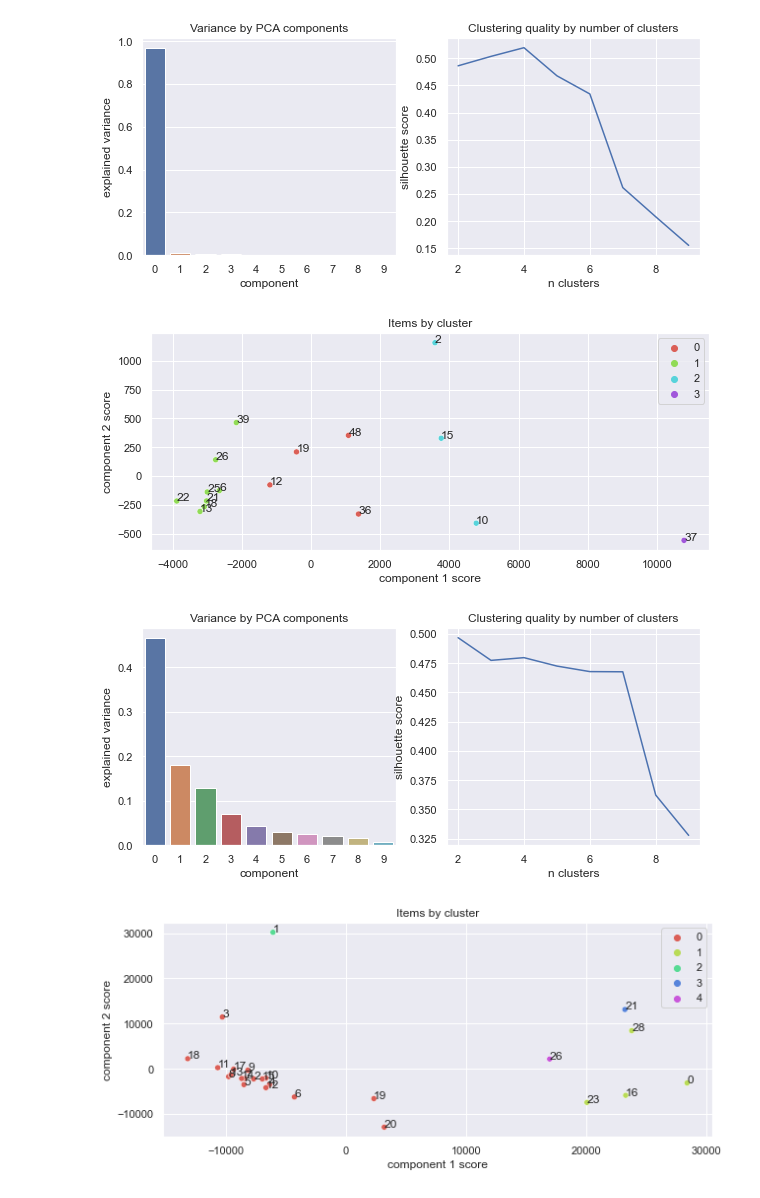
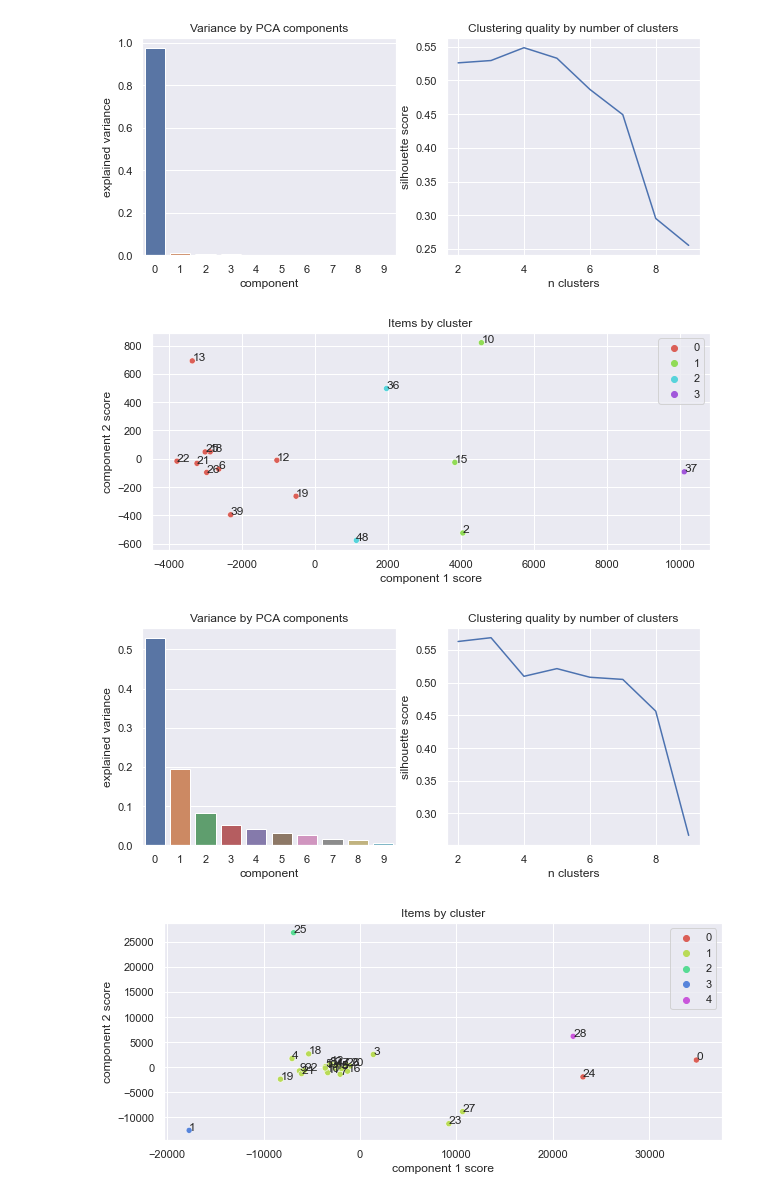
Before and after one commit to GallonShih/Projects, a Jupyter notebook: SideProject/07_E_SUN_2021_Winter_AI/workflow.ipynb, the cells around one changed output. Cells and saved outputs as stored; diff of their text form; code cells hidden in the pictures.

```diff
--- a/SideProject/07_E_SUN_2021_Winter_AI/workflow.ipynb
+++ b/SideProject/07_E_SUN_2021_Winter_AI/workflow.ipynb
@@ -4,7 +4,7 @@ from feature_engineer import FeatureEngineering
 # %%
-data = DataRestructuring(df_train_path=r'D:\Gallon\Project\07_E_SUN_2021_Winter_AI\data\tbrain_cc_training_48tags_hash_final.csv',
-                    df_test_path=r'D:\Gallon\Project\07_E_SUN_2021_Winter_AI\data\需預測的顧客名單及提交檔案範例.csv',
+data = restructure_data.DataRestructuring(df_train_path=r'D:\Gallon\Project\07_E_SUN_2021_Winter_AI\data\tbrain_cc_training_48tags_hash_final.csv',
+                         df_test_path=r'D:\Gallon\Project\07_E_SUN_2021_Winter_AI\data\需預測的顧客名單及提交檔案範例.csv',
                     start_index=0,
-                    number=1000)
+                    number=10000)
 data.execute()
 # %% [output]
@@ -25,4 +30,4 @@ Decreased by 59.6%
 # %%
-fe = FeatureEngineering(matrix=data.matrix)
+fe = feature_engineer.FeatureEngineering(matrix=data.matrix)
 fe.execute()
 # %% [output]
@@ -54,6 +71,6 @@ Creating feature "age_gender_code_shop_tag_txn_amt_mean_ewm_hl_1"
-[figure, old version]
+[figure, new version]
-[figure, old version]
+[figure, new version]
-[figure, old version]
+[figure, new version]
-[figure, old version]
+[figure, new version]
 # %%
 matrix = fe.matrix.copy()
```
Also changed, not shown: parts of 16 cells of this notebook, 1 other file.
